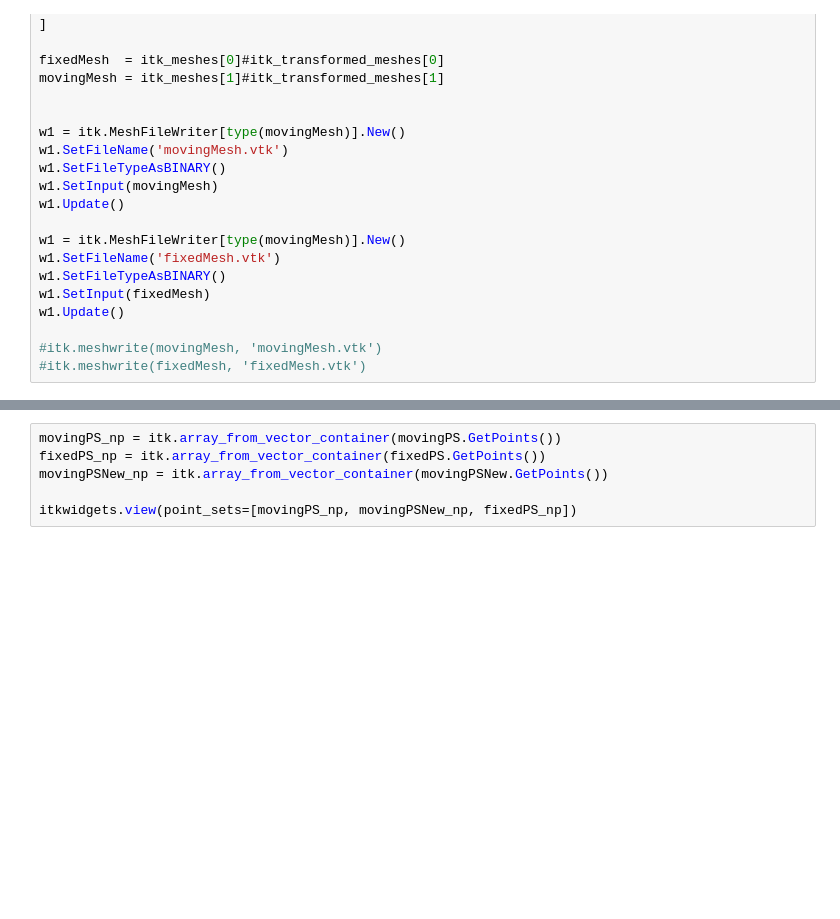
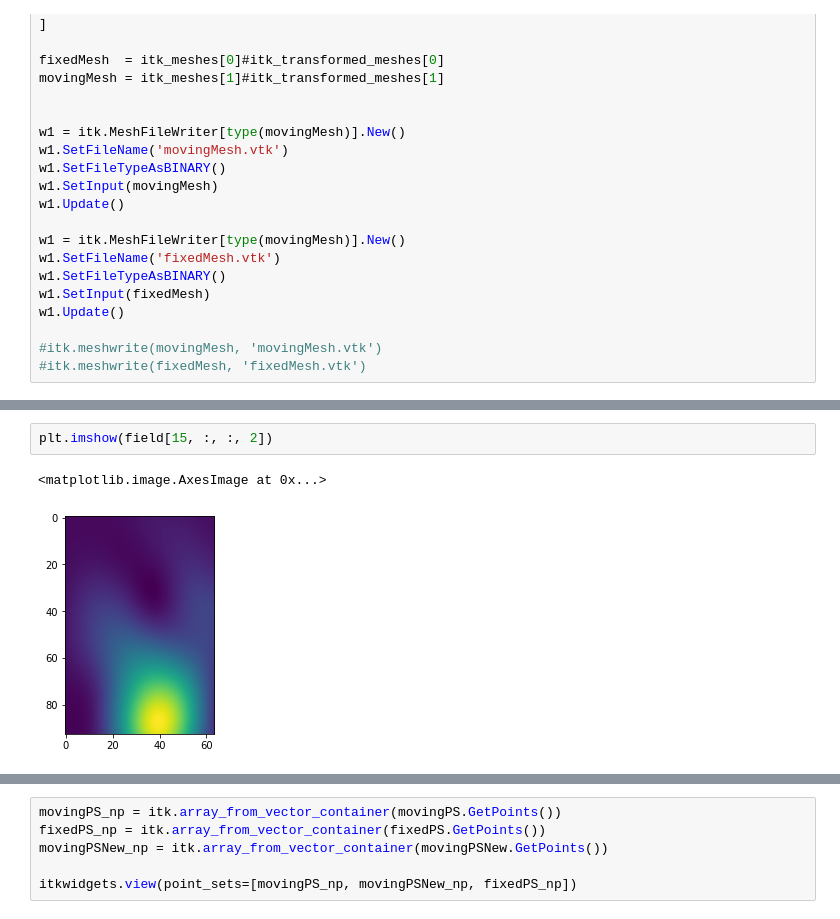
Before and after one commit to PranjalSahu/SlicerMorphExperiments, a Jupyter notebook: TSD_Demo_parallel.ipynb, the cells around one changed output, grey strips where cells are left out. Saved outputs shown, nothing was run; the diff lists cells and outputs as text; blank space fills up the shorter version.

```diff
--- a/TSD_Demo_parallel.ipynb
+++ b/TSD_Demo_parallel.ipynb
@@ -713,0 +864,5 @@ M
+# %%
+plt.imshow(field[15, :, :, 2])
+# %% [output]
+<matplotlib.image.AxesImage at 0x...>
+[figure, added]
```
Also changed, not shown: parts of 22 cells of this notebook.
